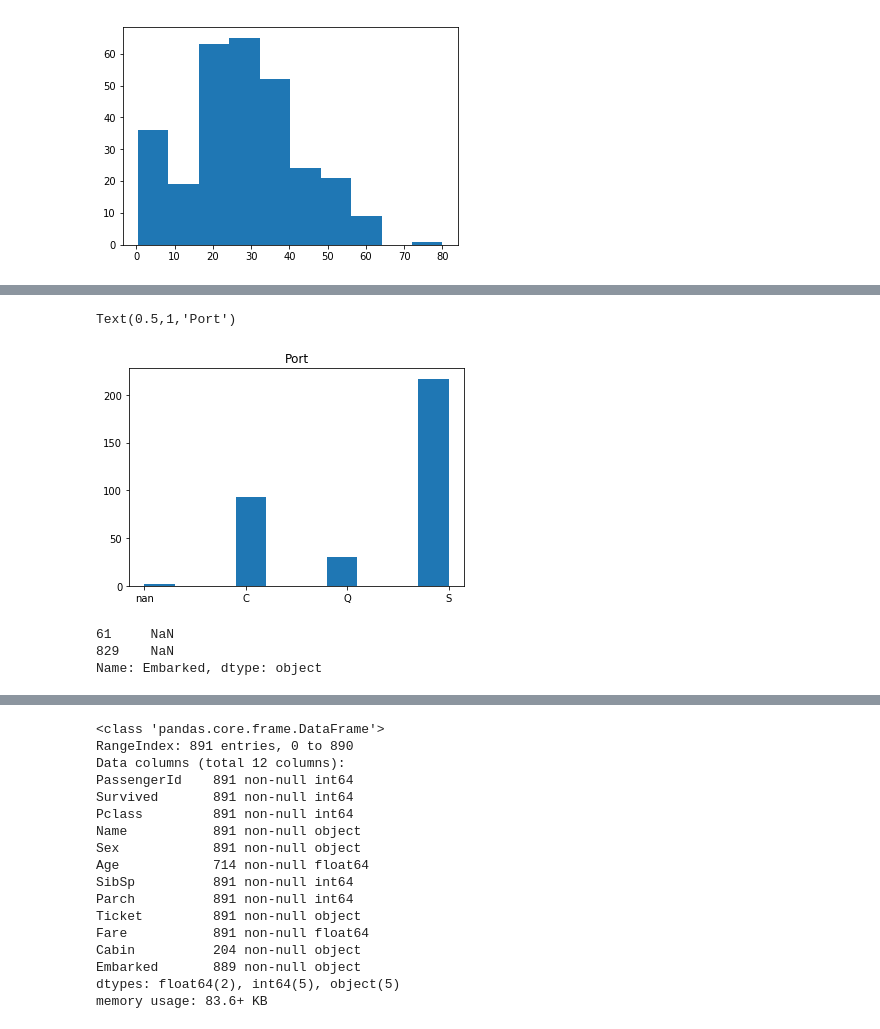
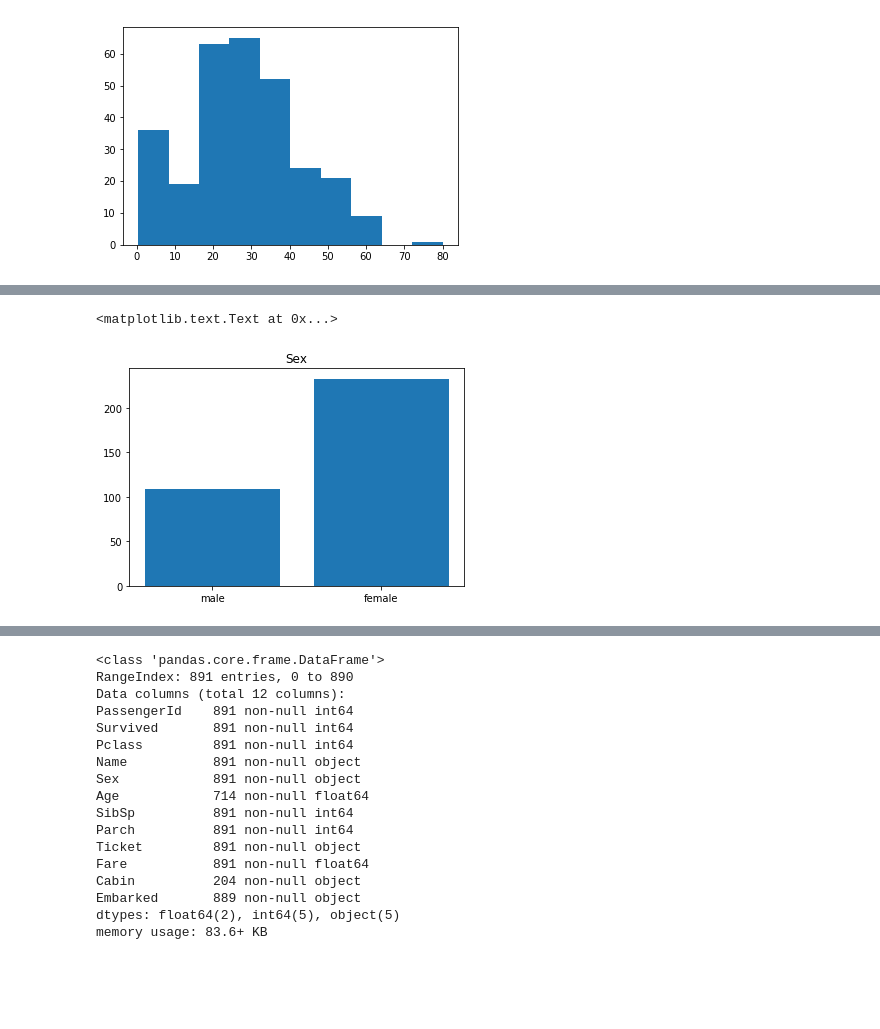
Before and after one commit to iamzafran/Machine-Learning, a Jupyter notebook: Chapter 1/titanic.ipynb, the cells around one changed output, grey strips where cells are left out. Cells and saved outputs as stored; diff of their text form; code cells hidden in the pictures; blank space fills up the shorter version.

```diff
--- a/Chapter 1/titanic.ipynb
+++ b/Chapter 1/titanic.ipynb
@@ -105,6 +92,0 @@ embarked_survived = embarked[survived]
-# %%
-plt.hist(embarked_survived)
-plt.title("Port")
-# %% [output]
-Text(0.5,1,'Port')
-[figure, removed]
@@ -113,6 +93,19 @@ null_port = embarked[embarked.isnull()]
-# %%
-null_port
-# %% [output]
-61     NaN
-829    NaN
-Name: Embarked, dtype: object
+# %%
+sex = data['Sex']
+sex_survived = sex[survived]
+
+female = sex_survived[sex_survived.str.match('female')]
+len(female)
+
+male = sex_survived[sex_survived.str.match('male')]
+
+xlabel = ['male', 'female']
+male_num = len(male)
+female_num = len(female)
+xticks = np.arange(len(xlabel))
+plt.bar(xticks, [male_num, female_num] )
+plt.xticks(xticks, xlabel)
+plt.title("Sex")
+# %% [output]
+<matplotlib.text.Text at 0x...>
+[figure, added]
```
Also changed, not shown: parts of 36 cells of this notebook, 1 other file.
